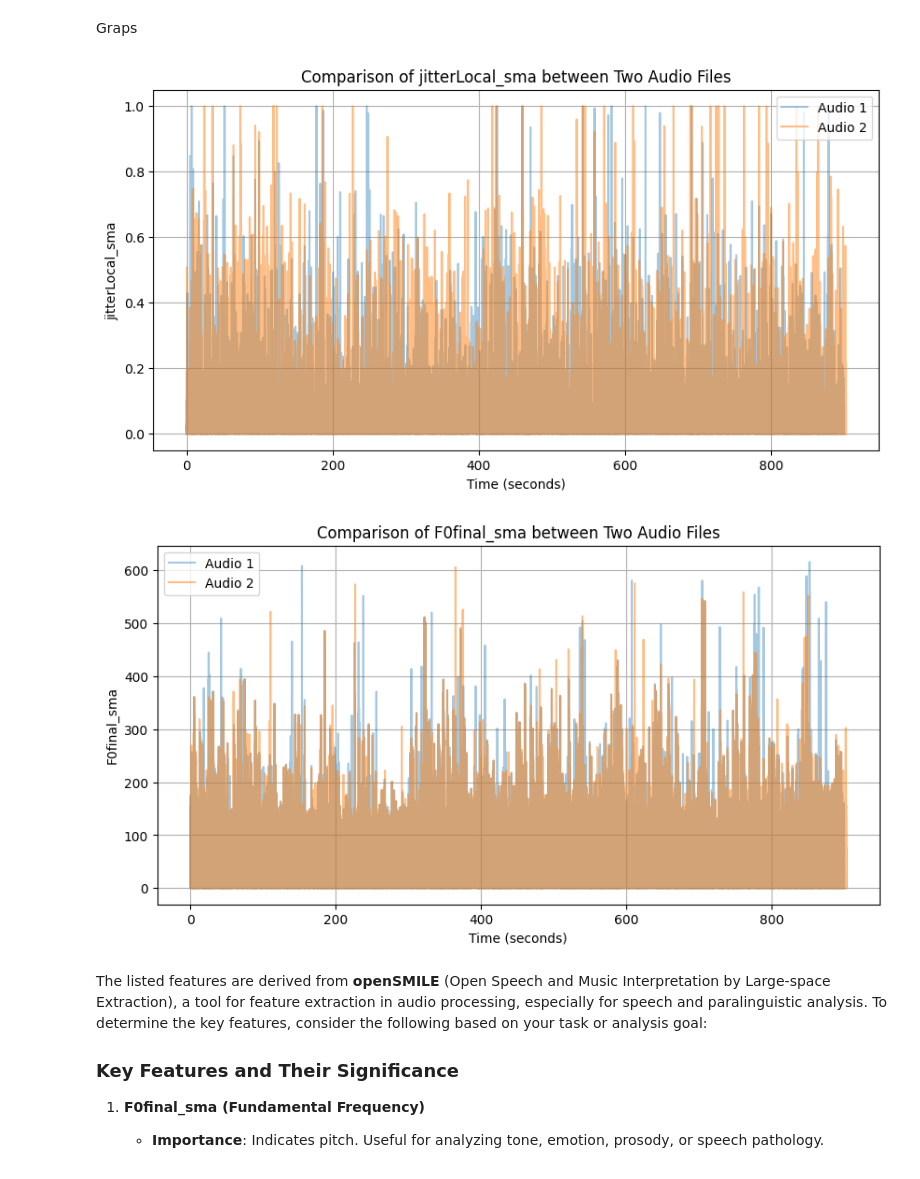
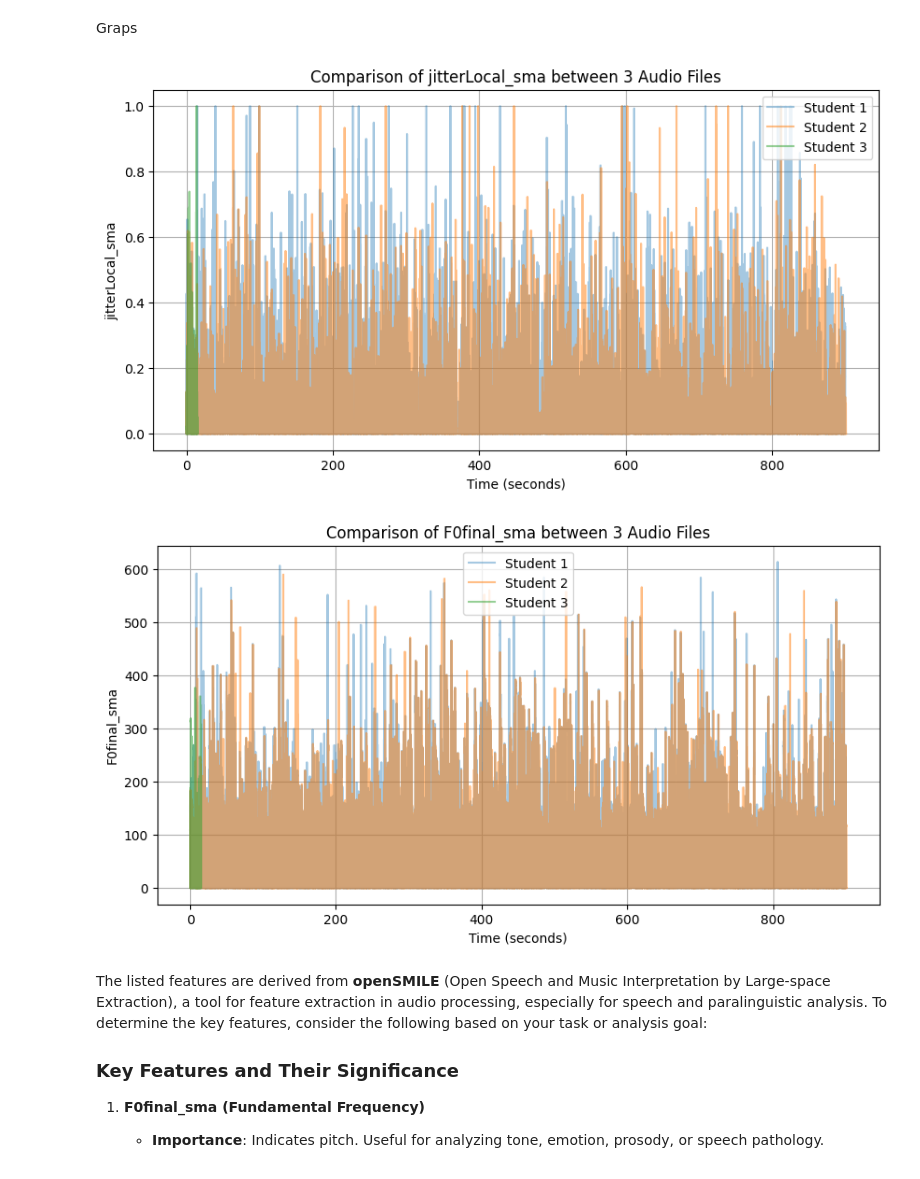
Before and after one commit to spikol/audio_oulu, a Jupyter notebook: version5.ipynb, the cells around one changed output. Cells and saved outputs as stored; diff of their text form; code cells hidden in the pictures.

```diff
--- a/version5.ipynb
+++ b/version5.ipynb
@@ -137,46 +156,46 @@ Graps
 # Assuming your OpenSmile output files are named 'output1.csv', 'output2.csv', 'output3.csv'
 file1 = 'output1.csv'
 file2 = 'output2.csv'
-file2 = 'output3.csv'
+file3 = 'output3.csv'
 
 # Load data from both CSV files
 df1 = pd.read_csv(file1)
 df2 = pd.read_csv(file2)
 df3 = pd.read_csv(file3)
 
 
 # Convert 'start' column to time in seconds for both DataFrames
 time1 = pd.to_timedelta(df1['start']).dt.total_seconds()
 time2 = pd.to_timedelta(df2['start']).dt.total_seconds()
 time3 = pd.to_timedelta(df3['start']).dt.total_seconds()
 
 # Create the plot
 plt.figure(figsize=(10, 5))
-plt.plot(time1, df1['jitterLocal_sma'], label='Audio 1', alpha=0.4)
-plt.plot(time2, df2['jitterLocal_sma'], label='Audio 2', alpha=0.5)
-plt.plot(time3, df3['jitterLocal_sma'], label='Audio 3', alpha=0.5)
+plt.plot(time1, df1['jitterLocal_sma'], label='Student 1', alpha=0.4)
+plt.plot(time2, df2['jitterLocal_sma'], label='Student 2', alpha=0.5)
+plt.plot(time3, df3['jitterLocal_sma'], label='Student 3', alpha=0.5)
 plt.title('Comparison of jitterLocal_sma between 3 Audio Files')
 plt.xlabel('Time (seconds)')
 plt.ylabel('jitterLocal_sma')
 plt.legend()
 plt.grid(True)
 plt.show()
 
 
 # Create the plot
 plt.figure(figsize=(10, 5))
-plt.plot(time1, df1['F0final_sma'], label='Audio 1', alpha=0.4)
-plt.plot(time2, df2['F0final_sma'], label='Audio 2', alpha=0.5)
-plt.plot(time2, df3['F0final_sma'], label='Audio 3', alpha=0.5)
+plt.plot(time1, df1['F0final_sma'], label='Student 1', alpha=0.4)
+plt.plot(time2, df2['F0final_sma'], label='Student 2', alpha=0.5)
+plt.plot(time3, df3['F0final_sma'], label='Student 3', alpha=0.5)
 plt.title('Comparison of F0final_sma between 3 Audio Files')
 plt.xlabel('Time (seconds)')
 plt.ylabel('F0final_sma')
 plt.legend()
 plt.grid(True)
 plt.show()
 # %% [output]
-[figure, old version]
+[figure, new version]
-[figure, old version]
+[figure, new version]
 # %% [markdown]
 The listed features are derived from **openSMILE** (Open Speech and Music Interpretation by Large-space Extraction), a tool for feature extraction in audio processing, especially for speech and paralinguistic analysis. To determine the key features, consider the following based on your task or analysis goal:
 
```
Also changed, not shown: parts of 4 cells of this notebook.
